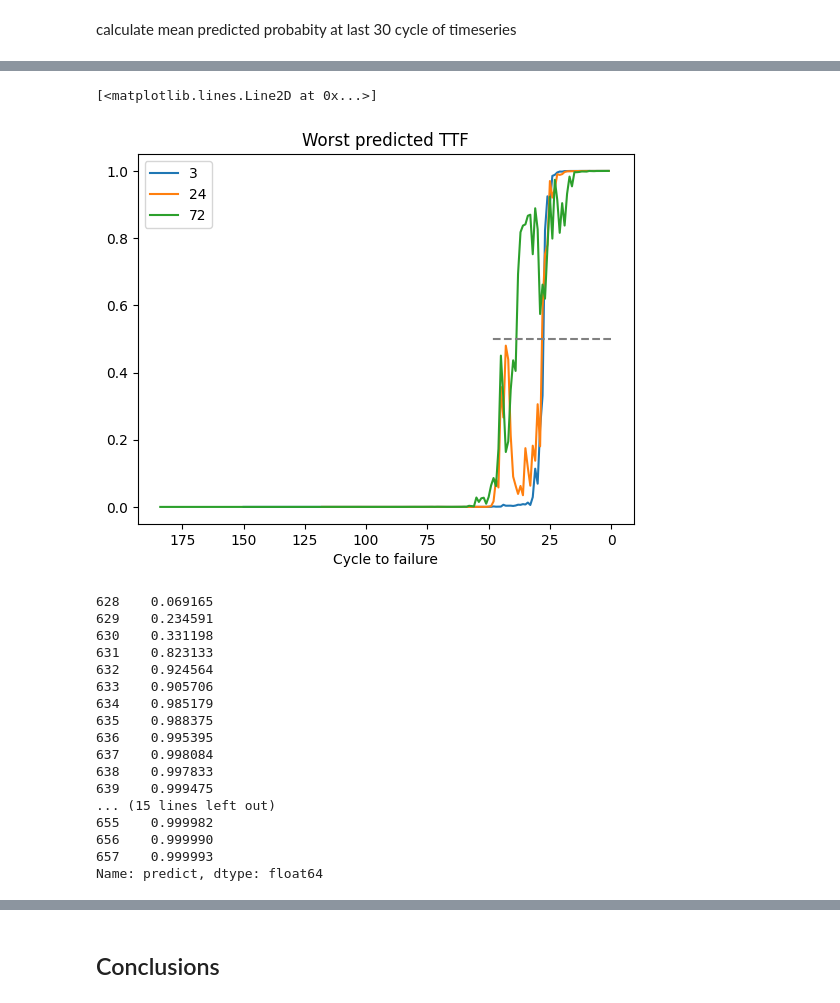
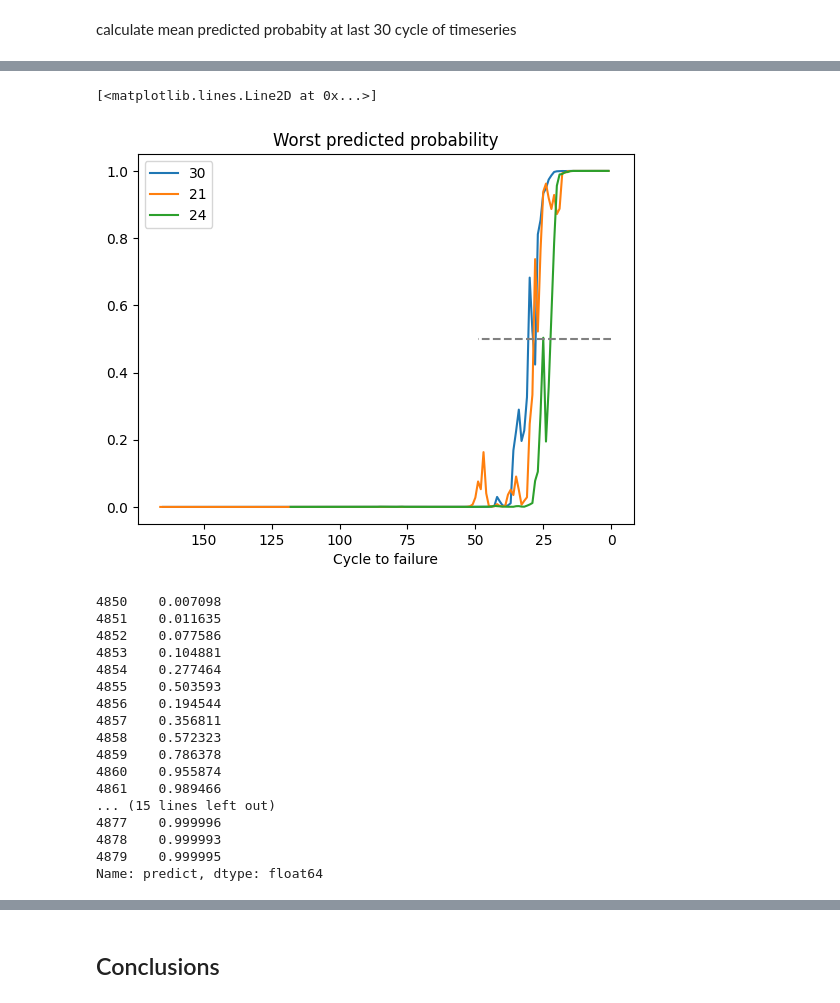
Before and after one commit to bestetc/ttf_prediction_problem, a Jupyter notebook: engine_failure_task.ipynb, the cells around one changed output, grey strips where cells are left out. Saved outputs shown, nothing was run; the diff lists cells and outputs as text; code cells hidden in the pictures.

```diff
--- a/engine_failure_task.ipynb
+++ b/engine_failure_task.ipynb
@@ -639,10 +602,10 @@ Name: predict, dtype: float64
 train_dataloader = create_dataloader(df_train, X_train_scaled, y_cls_train, batch_size=BATCH_SIZE, window_size=WINDOW_SIZE)
 test_dataloader = create_dataloader(df_test, X_test_scaled, y_cls_test, batch_size=BATCH_SIZE, window_size=WINDOW_SIZE, shuffle=False, drop_last=False)
 # %%
-model = TimeSeriesTransformer(d_model=16, nhead=4, num_encoder_layers=2, dim_feedforward=64, dropout=0.4, window_size=WINDOW_SIZE, add_sigmoid=True)
+model = TimeSeriesTransformer(d_model=16, nhead=4, num_encoder_layers=6, dim_feedforward=64, dropout=0.4, window_size=WINDOW_SIZE, add_sigmoid=True)
 # %%
-optimizer = torch.optim.AdamW(params=model.parameters(), lr=LR, weight_decay=WEIGHT_DECAY)
+optimizer = torch.optim.AdamW(params=model.parameters(), lr=LR / 10, weight_decay=WEIGHT_DECAY)
 criterion = AsymmetricBCELoss(scale=5.)
 # %%
-train(model, N_EPOCHS, train_dataloader, optimizer, criterion, test_dataloader=test_dataloader)
+train(model, N_EPOCHS // 3, train_dataloader, optimizer, criterion, test_dataloader=test_dataloader)
 # %% [output]
@@ -666,7 +632,7 @@ epoch: 60/60, train_loss: 0.151, test_loss: 0.207, Time: 0.066
 # %%
 predicted, idx = predict(model, test_dataloader, batch_size=BATCH_SIZE)
 # %%
-cls_pred = np.full(y_regr_pred.shape[0], np.nan)
+cls_pred = np.full(y_cls_test.shape[0], np.nan)
 for i, pred in zip(idx, predicted):
     cls_pred[i + WINDOW_SIZE - 1] = pred
 # %%
@@ -720,29 +686,29 @@ id
 Name: predict, dtype: float64
 # %%
-plot_feature(X_cls_test, 'predict', timeseries=[3, 24, 72], show_legend=True, title='Worst predicted TTF')
+plot_feature(X_cls_test, 'predict', timeseries=[30, 21, 24], show_legend=True, title='Worst predicted probability')
 plt.plot(np.arange(50), np.full(50, .5), color='gray', ls='--')
 # %% [output]
 [<matplotlib.lines.Line2D at 0x...>]
-[figure, old version]
+[figure, new version]
 # %%
-X_cls_test[X_cls_test.id == 3]['predict'][-30:]
+X_cls_test[X_cls_test.id == 24]['predict'][-30:]
 # %% [output]
-628    0.069165
-629    0.234591
-630    0.331198
-631    0.823133
-632    0.924564
-633    0.905706
-634    0.985179
-635    0.988375
-636    0.995395
-637    0.998084
-638    0.997833
-639    0.999475
+4850    0.007098
+4851    0.011635
+4852    0.077586
+4853    0.104881
+4854    0.277464
+4855    0.503593
+4856    0.194544
+4857    0.356811
+4858    0.572323
+4859    0.786378
+4860    0.955874
+4861    0.989466
 ... (15 lines left out)
-655    0.999982
-656    0.999990
-657    0.999993
+4877    0.999996
+4878    0.999993
+4879    0.999995
 Name: predict, dtype: float64
 # %% [markdown]
 #### Transformers conclusion
```
Also changed, not shown: parts of 21 cells of this notebook.
